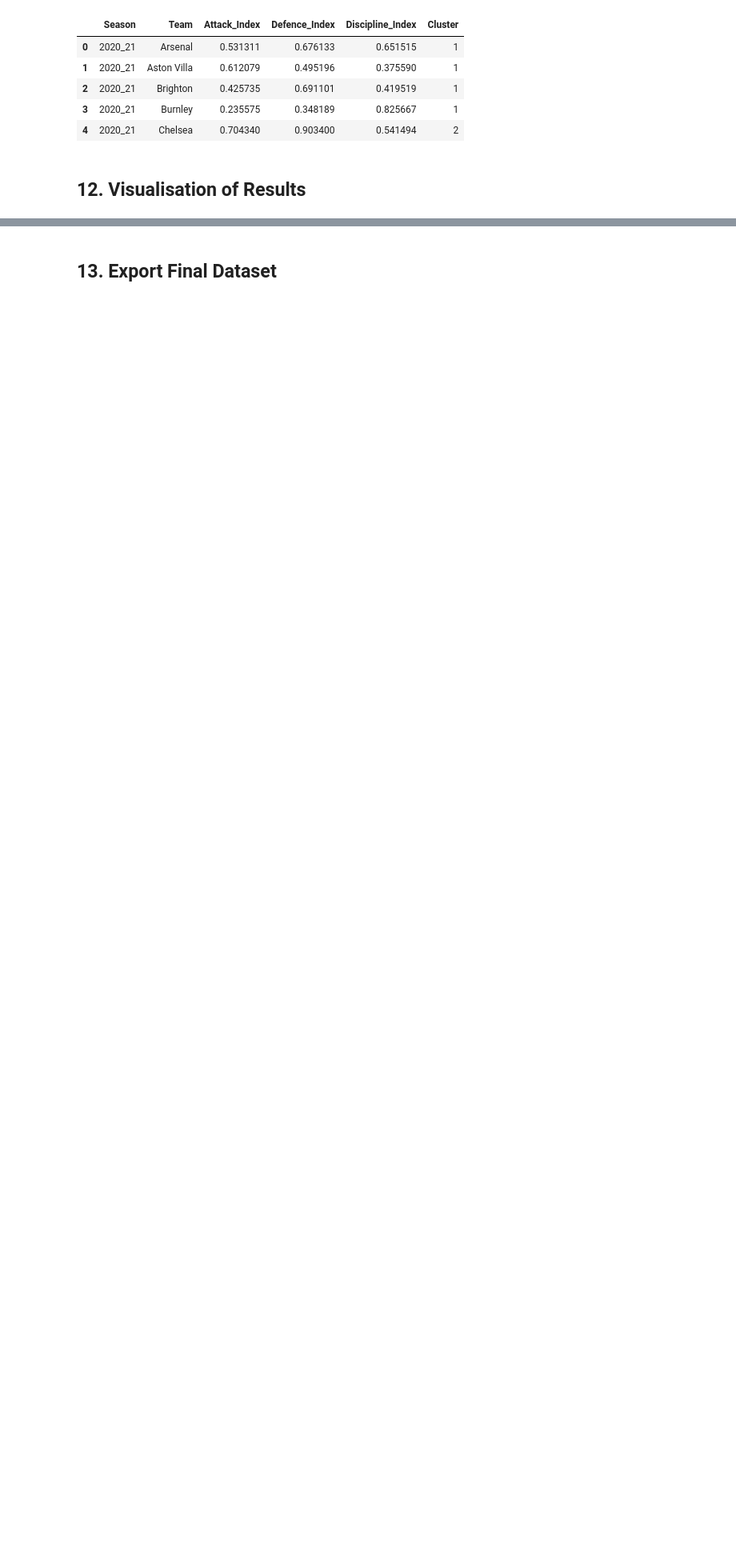
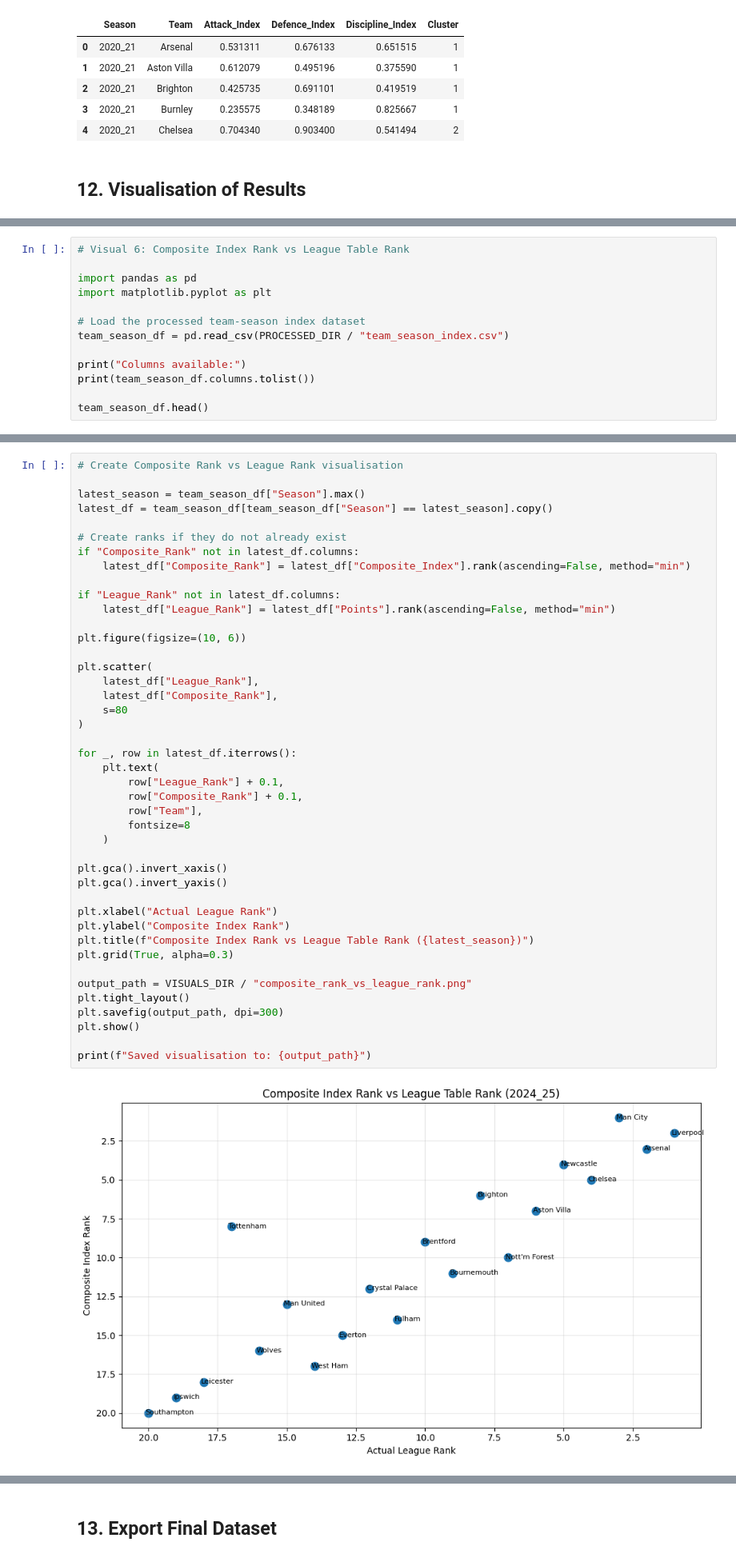
Before and after one commit to MichaelAtagamen/premier-league-performance-index, a Jupyter notebook: notebooks/01_premier_league_index.ipynb, the cells around one changed output, grey strips where cells are left out. Shown at 80% size. Saved outputs shown, nothing was run; the diff lists cells and outputs as text; blank space fills up the shorter version.

```diff
--- a/notebooks/01_premier_league_index.ipynb
+++ b/notebooks/01_premier_league_index.ipynb
@@ -580,0 +587,13 @@ plt.show()
+# %%
+# Visual 6: Composite Index Rank vs League Table Rank
+
+import pandas as pd
+import matplotlib.pyplot as plt
+
+# Load the processed team-season index dataset
+team_season_df = pd.read_csv(PROCESSED_DIR / "team_season_index.csv")
+
+print("Columns available:")
+print(team_season_df.columns.tolist())
+
+team_season_df.head()
@@ -580,0 +609,45 @@ plt.show()
+# %%
+# Create Composite Rank vs League Rank visualisation
+
+latest_season = team_season_df["Season"].max()
+latest_df = team_season_df[team_season_df["Season"] == latest_season].copy()
+
+# Create ranks if they do not already exist
+if "Composite_Rank" not in latest_df.columns:
+    latest_df["Composite_Rank"] = latest_df["Composite_Index"].rank(ascending=False, method="min")
+
+if "League_Rank" not in latest_df.columns:
+    latest_df["League_Rank"] = latest_df["Points"].rank(ascending=False, method="min")
+
+plt.figure(figsize=(10, 6))
+
+plt.scatter(
+    latest_df["League_Rank"],
+    latest_df["Composite_Rank"],
+    s=80
+)
+
+for _, row in latest_df.iterrows():
+    plt.text(
+        row["League_Rank"] + 0.1,
+        row["Composite_Rank"] + 0.1,
+        row["Team"],
+        fontsize=8
+    )
+
+plt.gca().invert_xaxis()
+plt.gca().invert_yaxis()
+
+plt.xlabel("Actual League Rank")
+plt.ylabel("Composite Index Rank")
+plt.title(f"Composite Index Rank vs League Table Rank ({latest_season})")
+plt.grid(True, alpha=0.3)
+
+output_path = VISUALS_DIR / "composite_rank_vs_league_rank.png"
+plt.tight_layout()
+plt.savefig(output_path, dpi=300)
+plt.show()
+
+print(f"Saved visualisation to: {output_path}")
+# %% [output]
+[figure, added]
```
Also changed, not shown: parts of 6 cells of this notebook, 2 other files.
